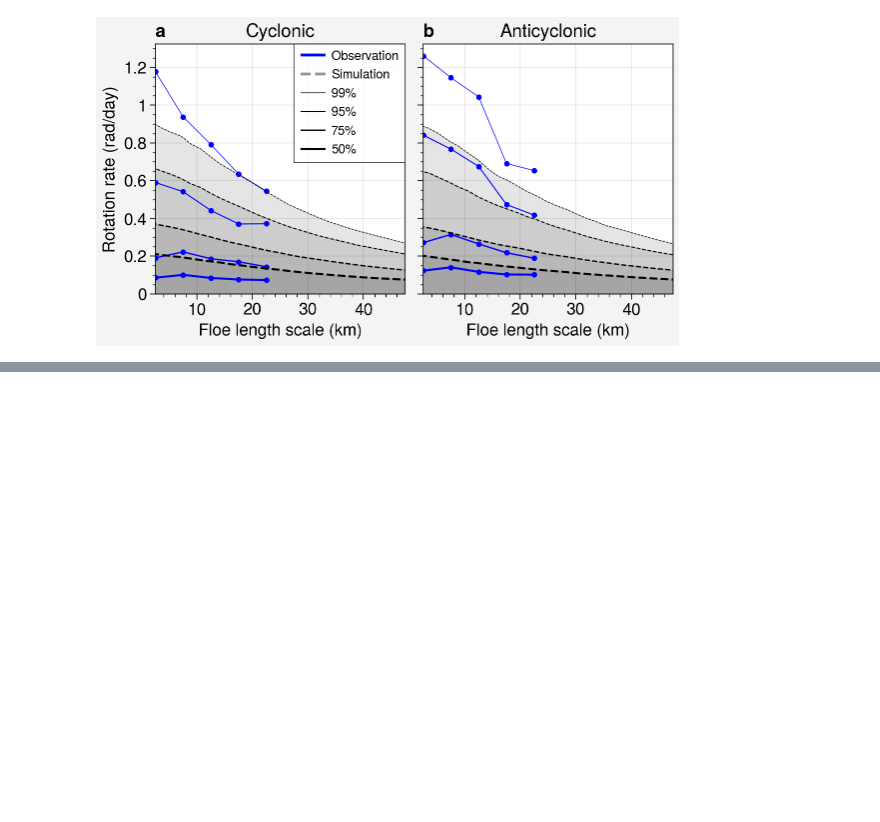
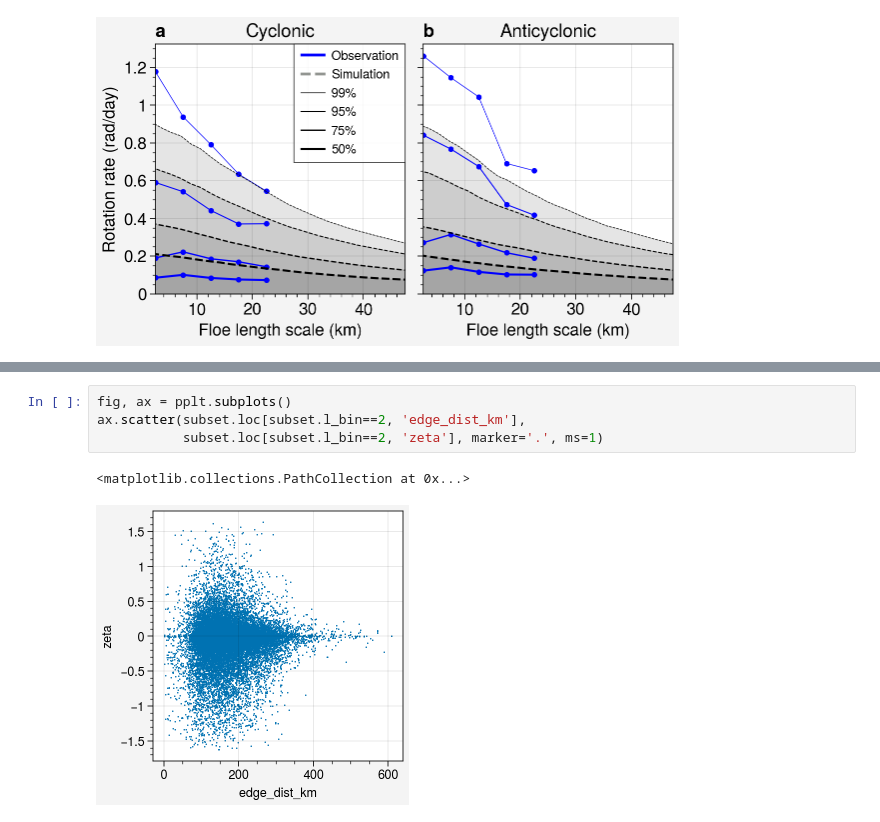
Before and after one commit to danielmwatkins/miz_scales_of_motion, a Jupyter notebook: notebooks/rotation_rate.ipynb, the cells around one changed output, grey strips where cells are left out. Drawn from its saved outputs; the diff is of its cells as text; blank space fills up the shorter version.

```diff
--- a/notebooks/rotation_rate.ipynb
+++ b/notebooks/rotation_rate.ipynb
@@ -126,0 +186,7 @@ ax.scatter(subset['sea_ice_concentration'], subset['area'], m='.', ms=1)
+# %%
+fig, ax = pplt.subplots()
+ax.scatter(subset.loc[subset.l_bin==2, 'edge_dist_km'],
+           subset.loc[subset.l_bin==2, 'zeta'], marker='.', ms=1)
+# %% [output]
+<matplotlib.collections.PathCollection at 0x...>
+[figure, added]
```
Also changed, not shown: parts of 15 cells of this notebook, 3 other files.
